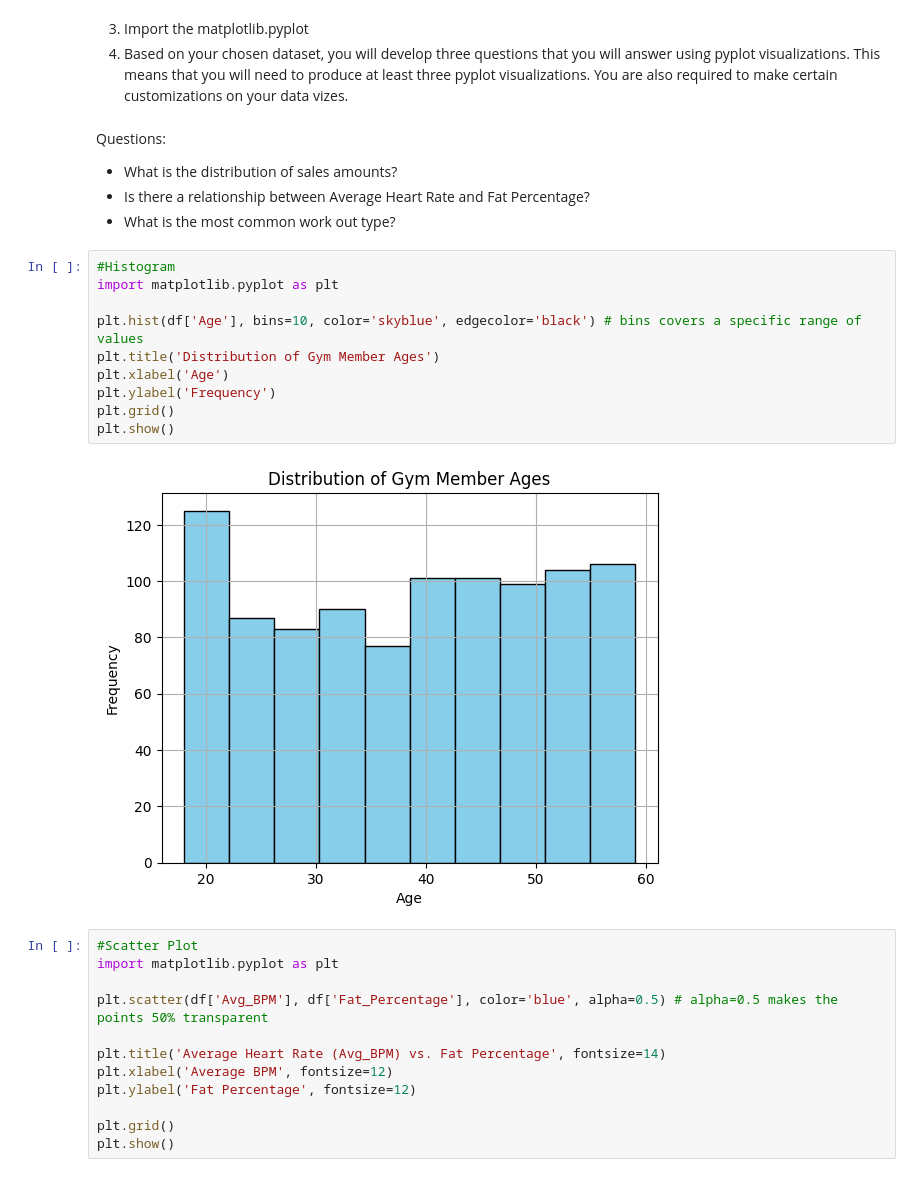
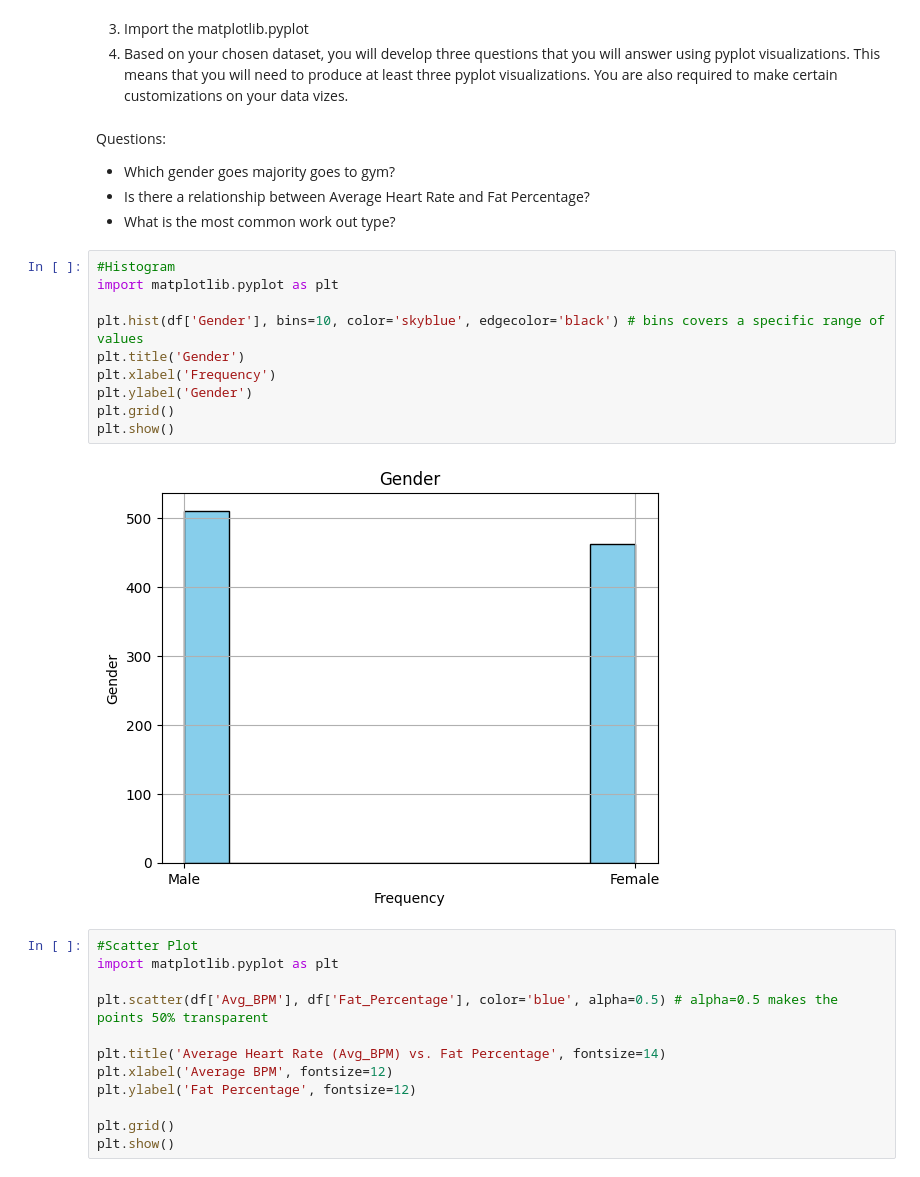
Before and after one commit to EdsonRaySanJuan/CpE-031-VDA-CpE-21S4, a Jupyter notebook: Midterm/Laboratory Introduction to Matplot/Exercise_8.ipynb, the cells around one changed output. Saved outputs shown, nothing was run; the diff lists cells and outputs as text.

```diff
--- a/Midterm/Laboratory Introduction to Matplot/Exercise_8.ipynb
+++ b/Midterm/Laboratory Introduction to Matplot/Exercise_8.ipynb
@@ -358,21 +358,21 @@ print(sabcar)
 4. Based on your chosen dataset, you will develop three questions that you will answer using pyplot visualizations. This means that you will need to produce at least three pyplot visualizations. You are also required to make certain customizations on your data vizes.
 # %% [markdown]
 Questions:
-*   What is the distribution of sales amounts?
+*   Which gender goes majority goes to gym?
 *    Is there a relationship between Average Heart Rate and Fat Percentage?
 *   What is the most common work out type?
 # %%
 #Histogram
 import matplotlib.pyplot as plt
 
-plt.hist(df['Age'], bins=10, color='skyblue', edgecolor='black') # bins covers a specific range of values
-plt.title('Distribution of Gym Member Ages')
-plt.xlabel('Age')
-plt.ylabel('Frequency')
+plt.hist(df['Gender'], bins=10, color='skyblue', edgecolor='black') # bins covers a specific range of values
+plt.title('Gender')
+plt.xlabel('Frequency')
+plt.ylabel('Gender')
 plt.grid()
 plt.show()
 # %% [output]
-[figure, old version]
+[figure, new version]
 # %%
 #Scatter Plot
 import matplotlib.pyplot as plt
```
